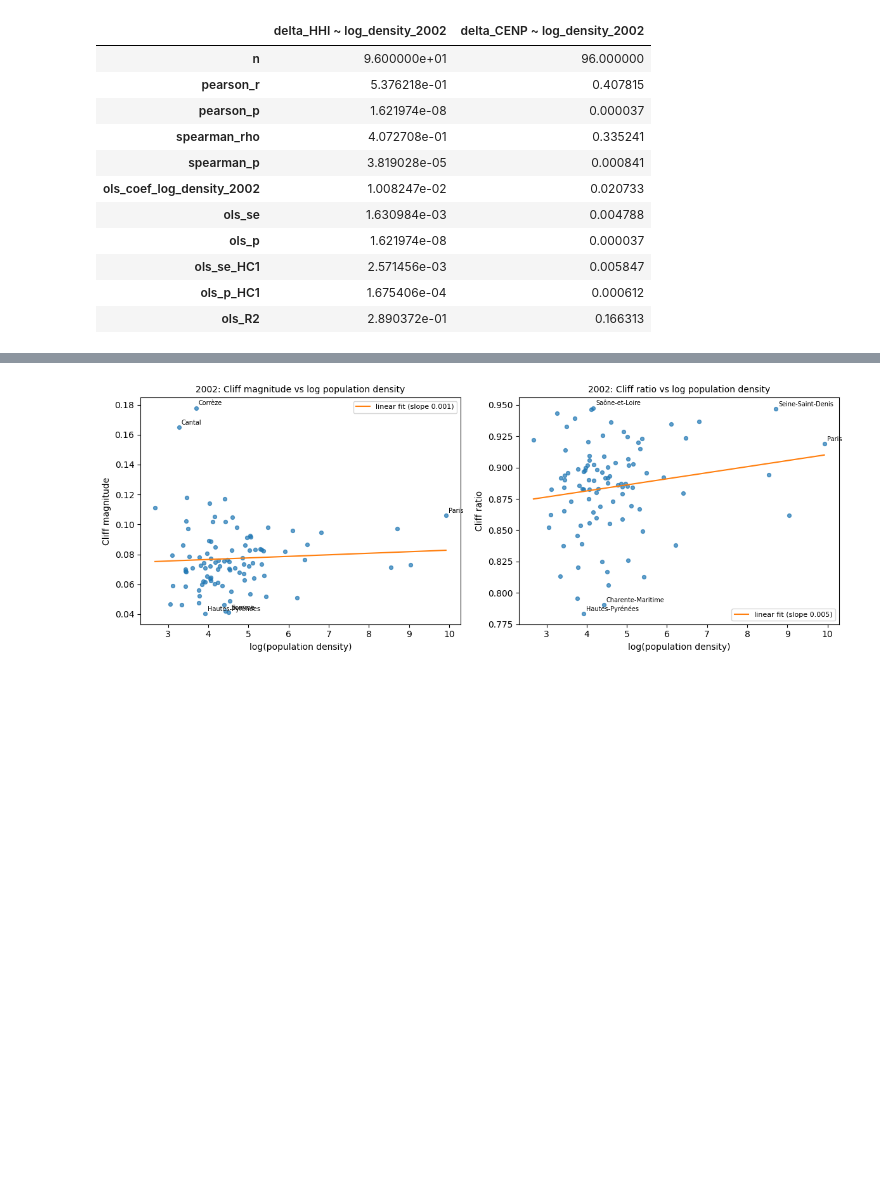
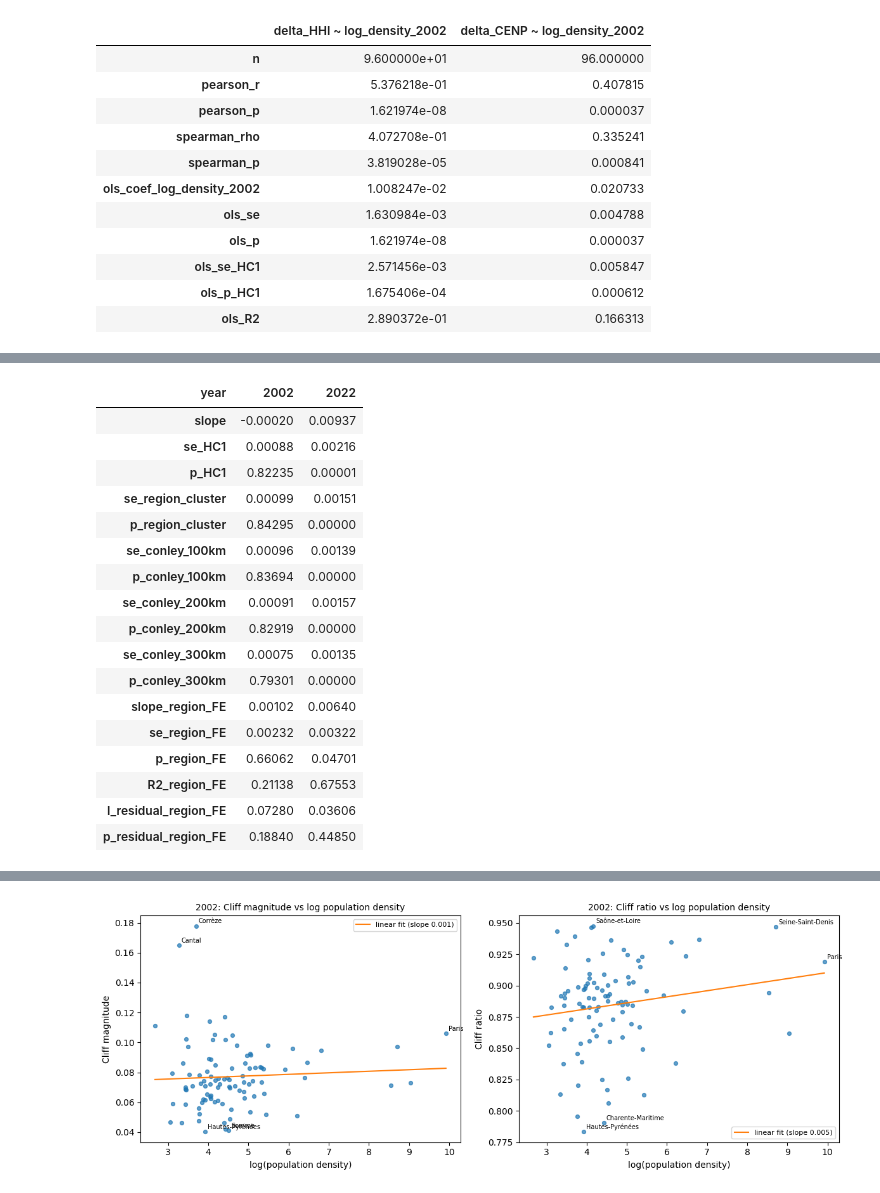
Before and after one commit to clarasalas/strategic-voting-geo-2RS, a Jupyter notebook: notebooks/analysis_departements.ipynb, the cells around one changed output, grey strips where cells are left out. Saved outputs shown, nothing was run; the diff lists cells and outputs as text; code cells hidden in the pictures; blank space fills up the shorter version.

```diff
--- a/notebooks/analysis_departements.ipynb
+++ b/notebooks/analysis_departements.ipynb
@@ -317,0 +387,39 @@ pd.concat([delta_association("delta_HHI", "log_density_2002"), delta_association
+# %%
+rows = []
+for year in YEARS:
+    d, fit = by_year[year], fits[(year, "HHI")]
+    slope = fit.params["log_density"]
+    hc1 = smf.ols("HHI ~ log_density", data=d).fit(cov_type="HC1")
+    by_region = smf.ols("HHI ~ log_density", data=d).fit(cov_type="cluster", cov_kwds={"groups": d["region_code"]})
+    fe = smf.ols("HHI ~ log_density + C(region_code)", data=d).fit(cov_type="cluster",
+                                                                   cov_kwds={"groups": d["region_code"]})
+    fe_moran = moran_test(fe.resid, WEIGHTS["shared border"])
+    row = {"year": year, "slope": slope, "se_HC1": hc1.bse["log_density"], "p_HC1": hc1.pvalues["log_density"],
+           "se_region_cluster": by_region.bse["log_density"], "p_region_cluster": by_region.pvalues["log_density"]}
+    for cutoff in (100, 200, 300):
+        se = conley_se(fit.model.exog, fit.resid, COORDS, cutoff)[1]
+        row.update({f"se_conley_{cutoff}km": se, f"p_conley_{cutoff}km": 2 * stats.norm.sf(abs(slope / se))})
+    row.update({"slope_region_FE": fe.params["log_density"], "se_region_FE": fe.bse["log_density"],
+                "p_region_FE": fe.pvalues["log_density"], "R2_region_FE": fe.rsquared,
+                "I_residual_region_FE": fe_moran["I"], "p_residual_region_FE": fe_moran["p_perm"]})
+    rows.append(row)
+pd.DataFrame(rows).set_index("year").T.round(5)
+# %% [output]
+| year | 2002 | 2022 |
+| slope | -0.00020 | 0.00937 |
+| se_HC1 | 0.00088 | 0.00216 |
+| p_HC1 | 0.82235 | 0.00001 |
+| se_region_cluster | 0.00099 | 0.00151 |
+| p_region_cluster | 0.84295 | 0.00000 |
+| se_conley_100km | 0.00096 | 0.00139 |
+| p_conley_100km | 0.83694 | 0.00000 |
+| se_conley_200km | 0.00091 | 0.00157 |
+| p_conley_200km | 0.82919 | 0.00000 |
+| se_conley_300km | 0.00075 | 0.00135 |
+| p_conley_300km | 0.79301 | 0.00000 |
+| slope_region_FE | 0.00102 | 0.00640 |
+| se_region_FE | 0.00232 | 0.00322 |
+| p_region_FE | 0.66062 | 0.04701 |
+| R2_region_FE | 0.21138 | 0.67553 |
+| I_residual_region_FE | 0.07280 | 0.03606 |
+| p_residual_region_FE | 0.18840 | 0.44850 |
```
Also changed, not shown: parts of 8 cells of this notebook, 5 other files.
